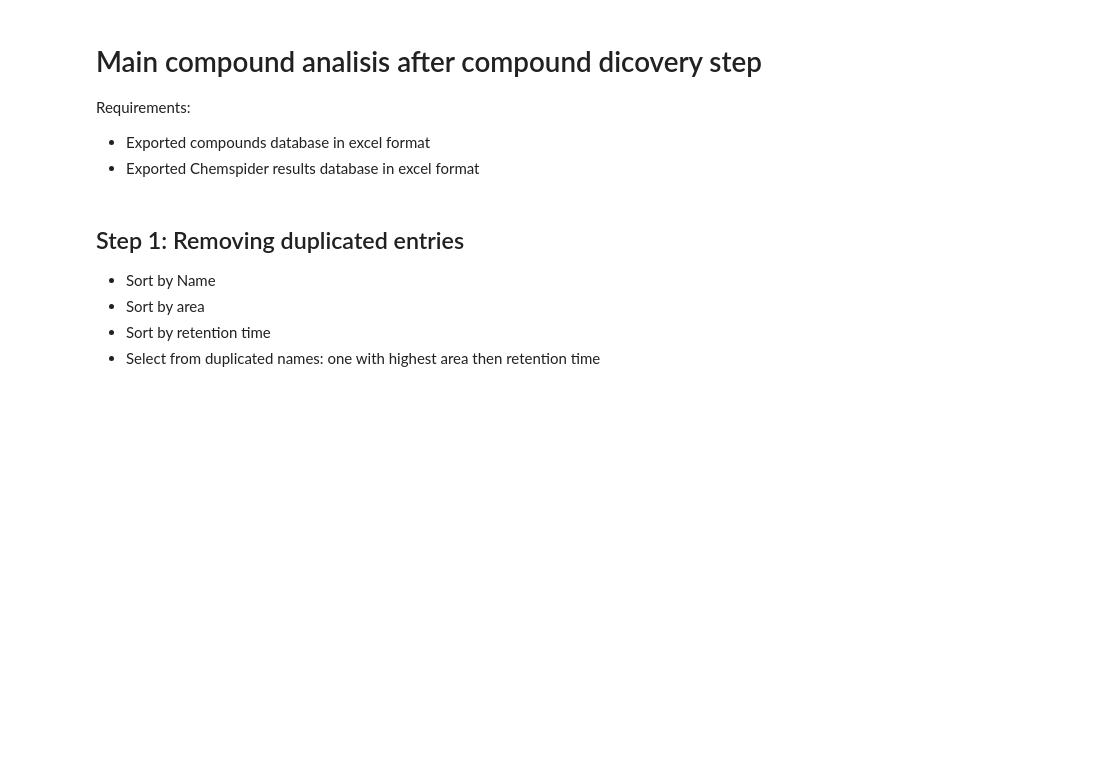
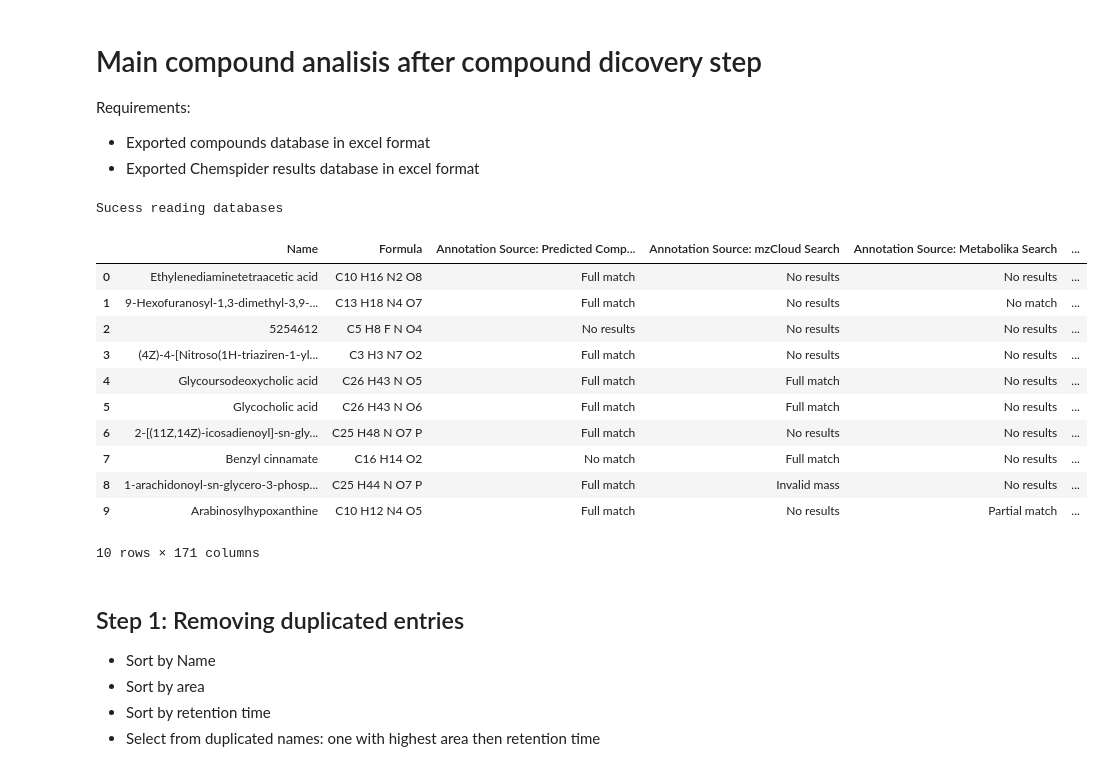
Before and after one commit to Andreymcz/jmapy, a Jupyter notebook: compound_analisys.ipynb, the cells around one changed output. Drawn from its saved outputs; the diff is of its cells as text; code cells hidden in the pictures; blank space fills up the shorter version.

```diff
--- a/compound_analisys.ipynb
+++ b/compound_analisys.ipynb
@@ -12,27 +12,38 @@ from chemspi_local_db import ChemspiLocalDB
 import compound_analisis_utils as utils
 # %%
 # Input
-folder = "D:/SharedLAN/plasma_positive_tables/tests/"
-compounds_database_file = folder + "positive_plasma_melanoma_triplicate_S7.xlsx"
-chemspider_results_db_file = folder + "positive_plasma_melanoma_triplicate_S7_CSID.xlsx"
+folder = "D:/SharedLAN/arquivos 100520/tests/"
+compounds_database_file = folder + "Tissue_melanoma_negativo_080520.xlsx"
 
-export_file = folder + "positive_plasma_melanoma_triplicate_S7"
+web_api_key = "9GS3pzBwGsrdu0agqqP7buFcYwaaX2GH"
+chemspider_local_db_file = folder + "Tissue_melanoma_negativo_080520_cs.xlsx"
+
+export_file = folder + "result"
 # %%
-
-#web_api_key = "6aAKBdgMGALeExc41btfo6GC48wQSSvH"
-
-
 # init resources and databases
 compounds_table = pd.read_excel(compounds_database_file)
-#chempider_local_db = ChemspiLocalDB(chemspider_results_db_file)
-#chempider_web_db = ChemspiWebDB(web_api_key)
+chempider_local_db = ChemspiLocalDB(chemspider_local_db_file)
+chempider_web_db = chemsearch.ChemspiWebDB(web_api_key)
 
 # remove not needed columns
 compounds_table.drop(columns=['Checked'], inplace=True)
 
-
 print("Sucess reading databases")
-#display(compounds_table)
+display(compounds_table)
+# %% [output]
+Sucess reading databases
+|  | Name | Formula | Annotation Source: Predicted Comp... | Annotation Source: mzCloud Search | Annotation Source: Metabolika Search | ... |
+| 0 | Ethylenediaminetetraacetic acid | C10 H16 N2 O8 | Full match | No results | No results | ... |
+| 1 | 9-Hexofuranosyl-1,3-dimethyl-3,9-... | C13 H18 N4 O7 | Full match | No results | No match | ... |
+| 2 | 5254612 | C5 H8 F N O4 | No results | No results | No results | ... |
+| 3 | (4Z)-4-[Nitroso(1H-triaziren-1-yl... | C3 H3 N7 O2 | Full match | No results | No results | ... |
+| 4 | Glycoursodeoxycholic acid | C26 H43 N O5 | Full match | Full match | No results | ... |
+| 5 | Glycocholic acid | C26 H43 N O6 | Full match | Full match | No results | ... |
+| 6 | 2-[(11Z,14Z)-icosadienoyl]-sn-gly... | C25 H48 N O7 P | Full match | No results | No results | ... |
+| 7 | Benzyl cinnamate | C16 H14 O2 | No match | Full match | No results | ... |
+| 8 | 1-arachidonoyl-sn-glycero-3-phosp... | C25 H44 N O7 P | Full match | Invalid mass | No results | ... |
+| 9 | Arabinosylhypoxanthine | C10 H12 N4 O5 | Full match | No results | Partial match | ... |
+10 rows × 171 columns
 # %% [markdown]
 ## Step 1: Removing duplicated entries
 - Sort by Name
```
Also changed, not shown: parts of 11 cells of this notebook, 7 other files.
